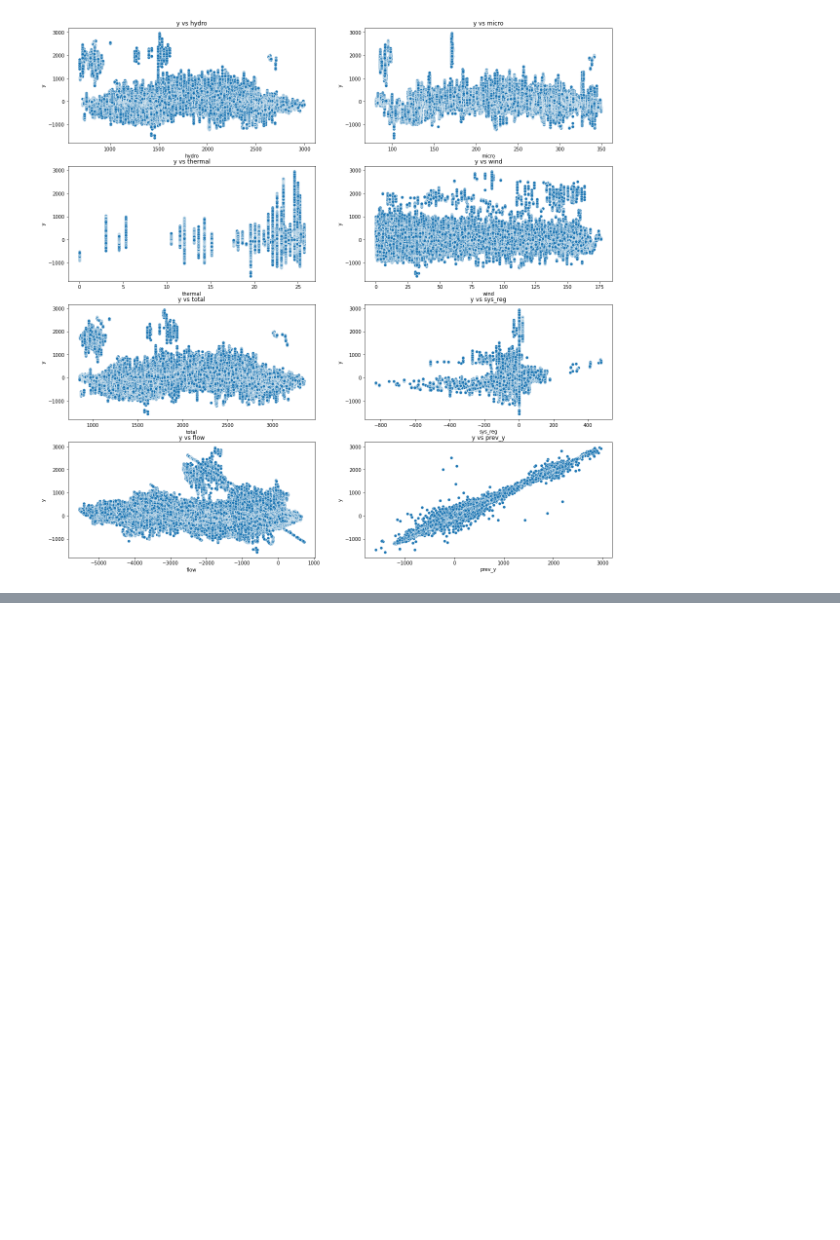
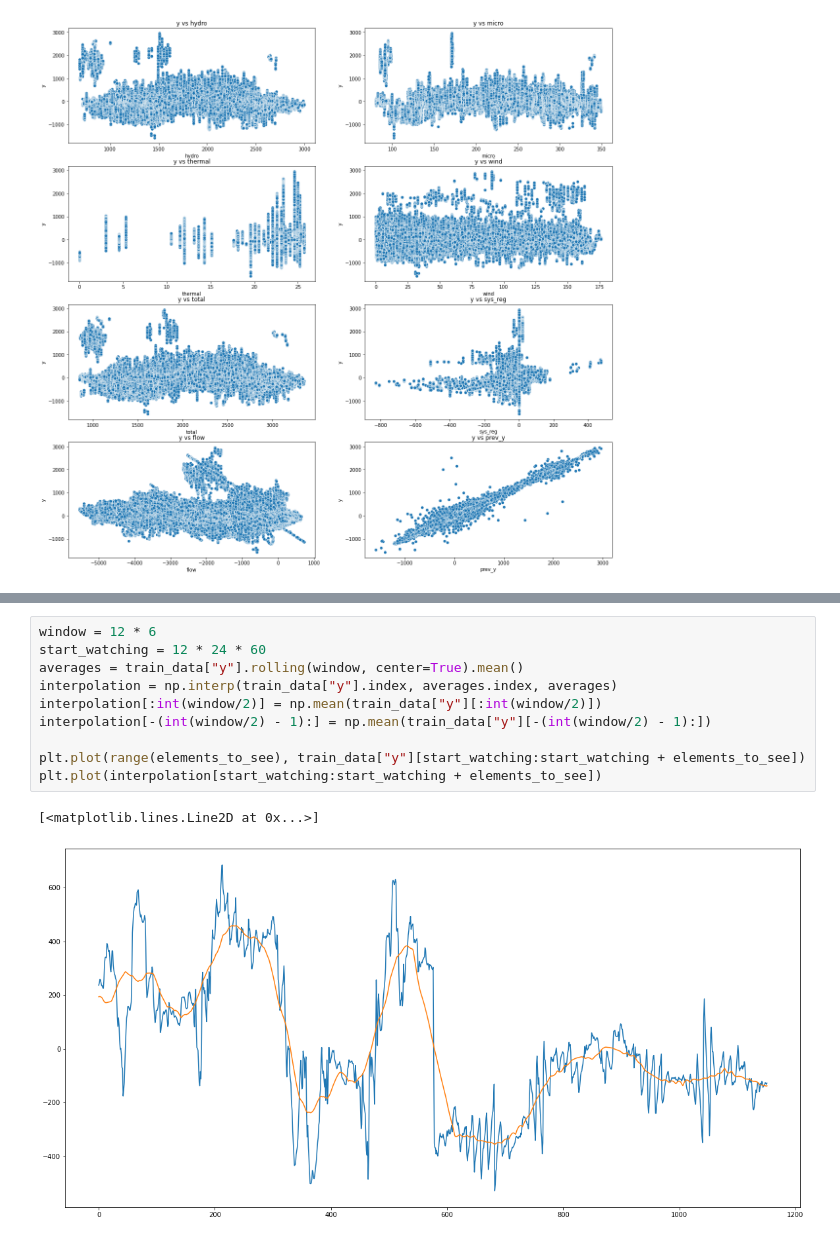
Before and after one commit to BollaBerg/IT3030-Deep-learning, a Jupyter notebook: Project 3 - Imbalance forecasting/exploration/data_exploration.ipynb, the cells around one changed output, grey strips where cells are left out. Cells and saved outputs as stored; diff of their text form; blank space fills up the shorter version.

```diff
--- a/Project 3 - Imbalance forecasting/exploration/data_exploration.ipynb
+++ b/Project 3 - Imbalance forecasting/exploration/data_exploration.ipynb
@@ -180,0 +197,13 @@ for i, col in enumerate(train_data.drop(["y", "river", "start_time"], axis=1).co
+# %%
+window = 12 * 6
+start_watching = 12 * 24 * 60
+averages = train_data["y"].rolling(window, center=True).mean()
+interpolation = np.interp(train_data["y"].index, averages.index, averages)
+interpolation[:int(window/2)] = np.mean(train_data["y"][:int(window/2)])
+interpolation[-(int(window/2) - 1):] = np.mean(train_data["y"][-(int(window/2) - 1):])
+
+plt.plot(range(elements_to_see), train_data["y"][start_watching:start_watching + elements_to_see])
+plt.plot(interpolation[start_watching:start_watching + elements_to_see])
+# %% [output]
+[<matplotlib.lines.Line2D at 0x...>]
+[figure, added]
```
Also changed, not shown: parts of 5 cells of this notebook.
